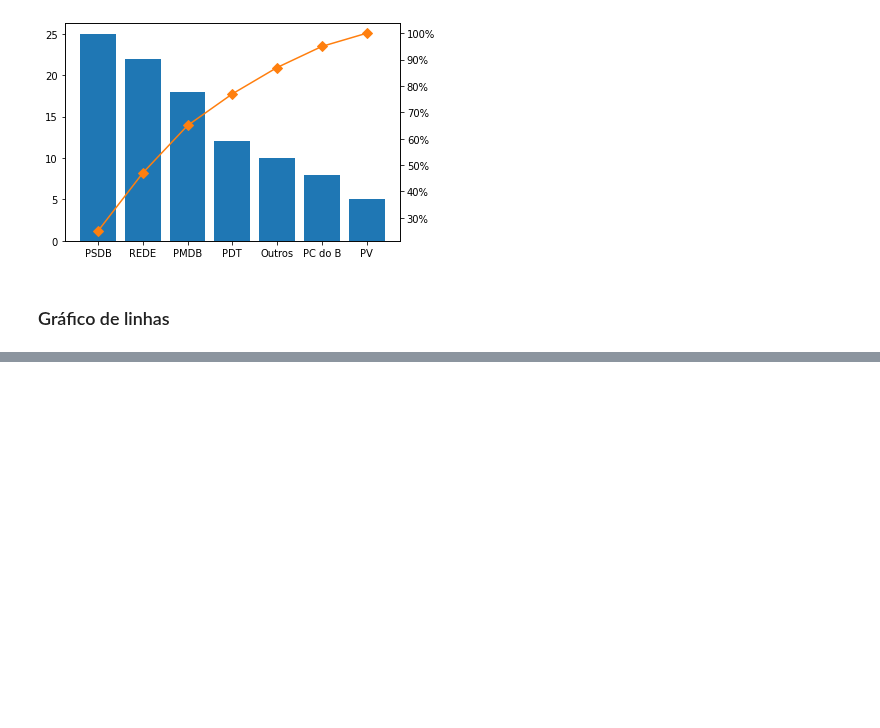
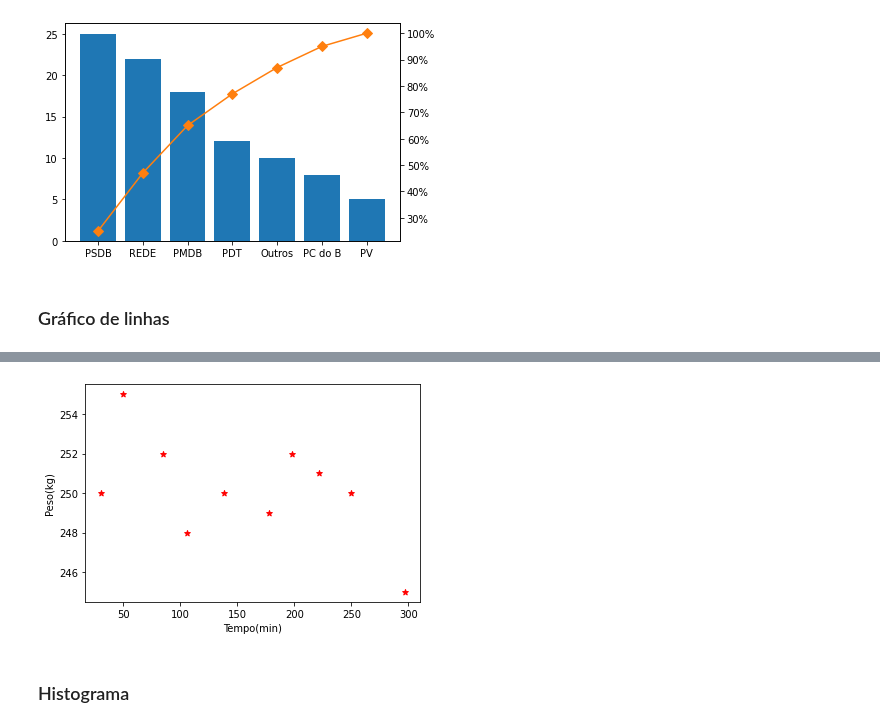
Before and after one commit to jvataidee/ManualdeAnalisedeDadosPython, a Jupyter notebook: cap2_estatistica_descritiva_univariada.ipynb, the cells around one changed output, grey strips where cells are left out. Cells and saved outputs as stored; diff of their text form; code cells hidden in the pictures; blank space fills up the shorter version.

```diff
--- a/cap2_estatistica_descritiva_univariada.ipynb
+++ b/cap2_estatistica_descritiva_univariada.ipynb
@@ -219,0 +260,14 @@ plt.show()
+# %%
+dados = pd.DataFrame([[30, 250],
+                      [50, 255],
+                      [85, 252],
+                      [106, 248],
+                      [138, 250],
+                      [178, 249],
+                      [198, 252],
+                      [222, 251],
+                      [250, 250],
+                      [297, 245]])
+
+dados.columns = ["Tempo", "Peso"]
+dados
@@ -219,0 +286,10 @@ plt.show()
+# %%
+fig, ax = plt.subplots()
+ax.scatter(dados["Tempo"], dados["Peso"], marker='*', color= 'red')
+ax.set_xlabel("Tempo(min)")
+ax.set_ylabel("Peso(kg)")
+plt.show()
+# %% [output]
+[figure, added]
+# %% [markdown]
+### Histograma
```
Also changed, not shown: parts of 4 cells of this notebook.
